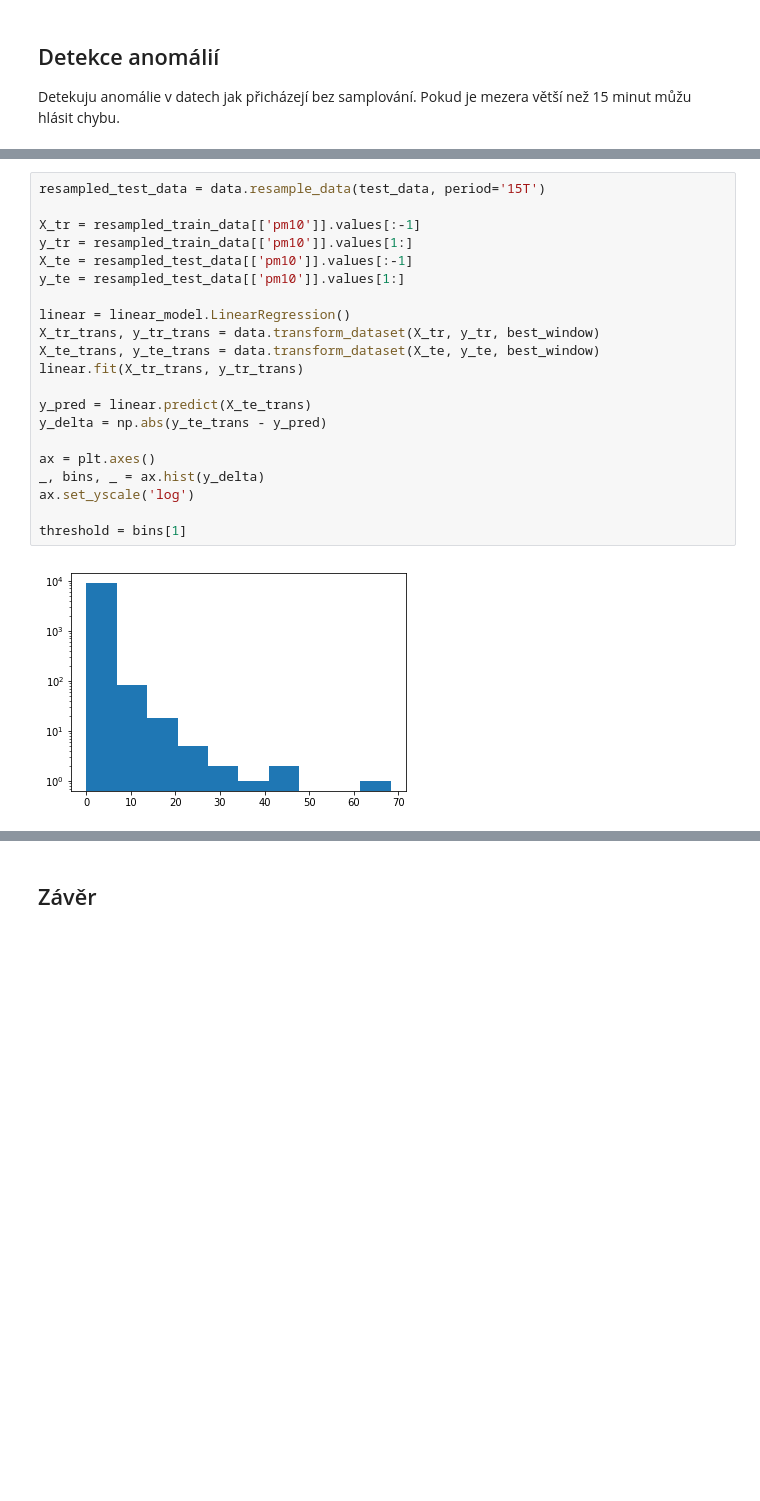
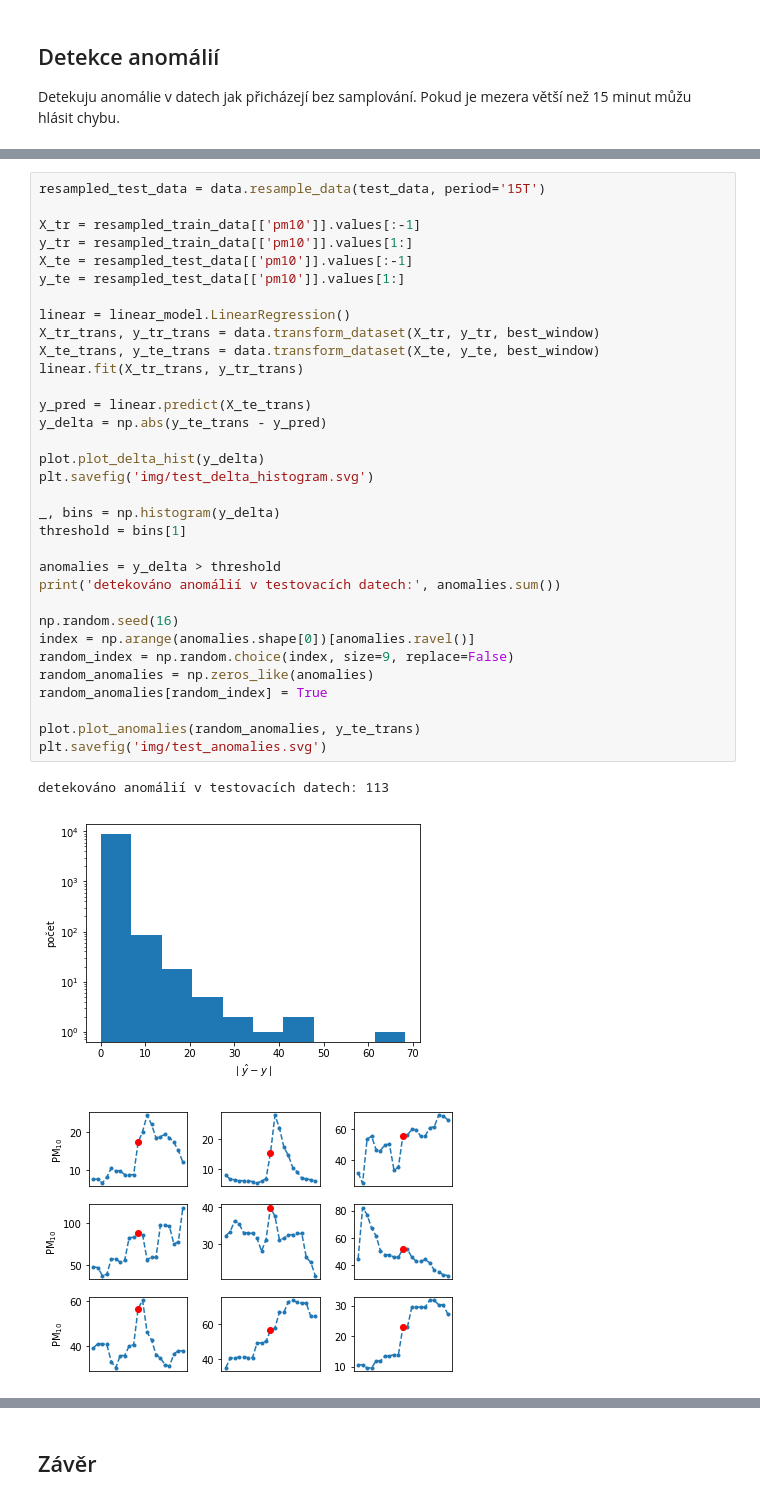
Before and after one commit to podondra/lampy, a Jupyter notebook: analyza.ipynb, the cells around one changed output, grey strips where cells are left out. Cells and saved outputs as stored; diff of their text form; blank space fills up the shorter version.

Commit message:
Add figures

```diff
--- a/analyza.ipynb
+++ b/analyza.ipynb
@@ -493,23 +490,37 @@ test_data.plot(y='pm10', style='.--')
 # %%
 resampled_test_data = data.resample_data(test_data, period='15T')
 
 X_tr = resampled_train_data[['pm10']].values[:-1]
 y_tr = resampled_train_data[['pm10']].values[1:]
 X_te = resampled_test_data[['pm10']].values[:-1]
 y_te = resampled_test_data[['pm10']].values[1:]
 
 linear = linear_model.LinearRegression()
 X_tr_trans, y_tr_trans = data.transform_dataset(X_tr, y_tr, best_window)
 X_te_trans, y_te_trans = data.transform_dataset(X_te, y_te, best_window)
 linear.fit(X_tr_trans, y_tr_trans)
 
 y_pred = linear.predict(X_te_trans)
 y_delta = np.abs(y_te_trans - y_pred)
 
-ax = plt.axes()
-_, bins, _ = ax.hist(y_delta)
-ax.set_yscale('log')
+plot.plot_delta_hist(y_delta)
+plt.savefig('img/test_delta_histogram.svg')
 
+_, bins = np.histogram(y_delta)
 threshold = bins[1]
+
+anomalies = y_delta > threshold
+print('detekováno anomálií v testovacích datech:', anomalies.sum())
+
+np.random.seed(16)
+index = np.arange(anomalies.shape[0])[anomalies.ravel()]
+random_index = np.random.choice(index, size=9, replace=False)
+random_anomalies = np.zeros_like(anomalies)
+random_anomalies[random_index] = True
+
+plot.plot_anomalies(random_anomalies, y_te_trans)
+plt.savefig('img/test_anomalies.svg')
 # %% [output]
+detekováno anomálií v testovacích datech: 113
-[figure, old version]
+[figure, new version]
+[figure, added]
```
Also changed, not shown: parts of 21 cells of this notebook, 18 other files.
